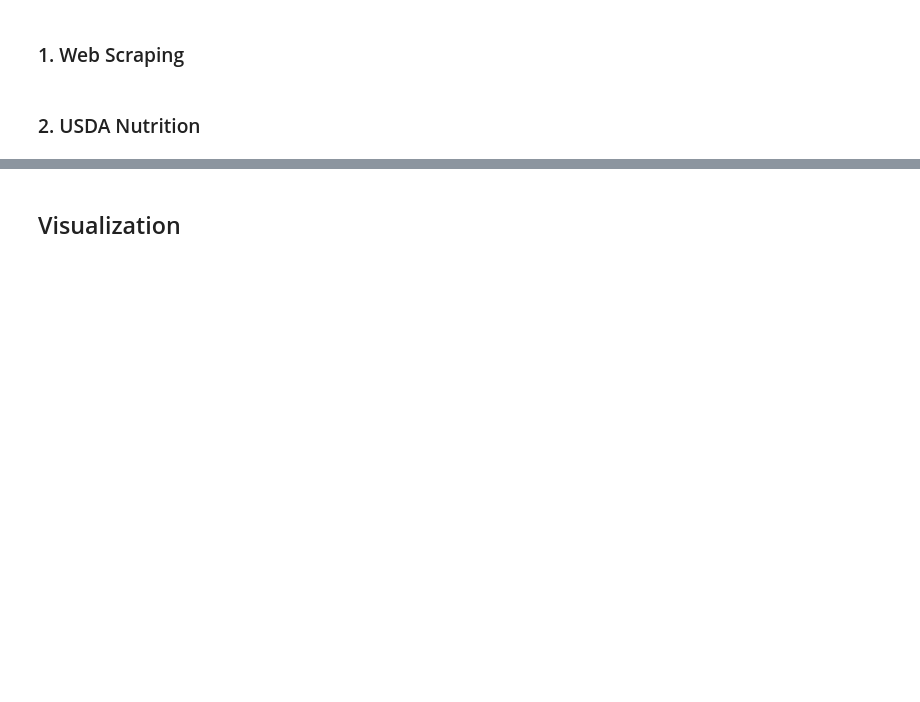
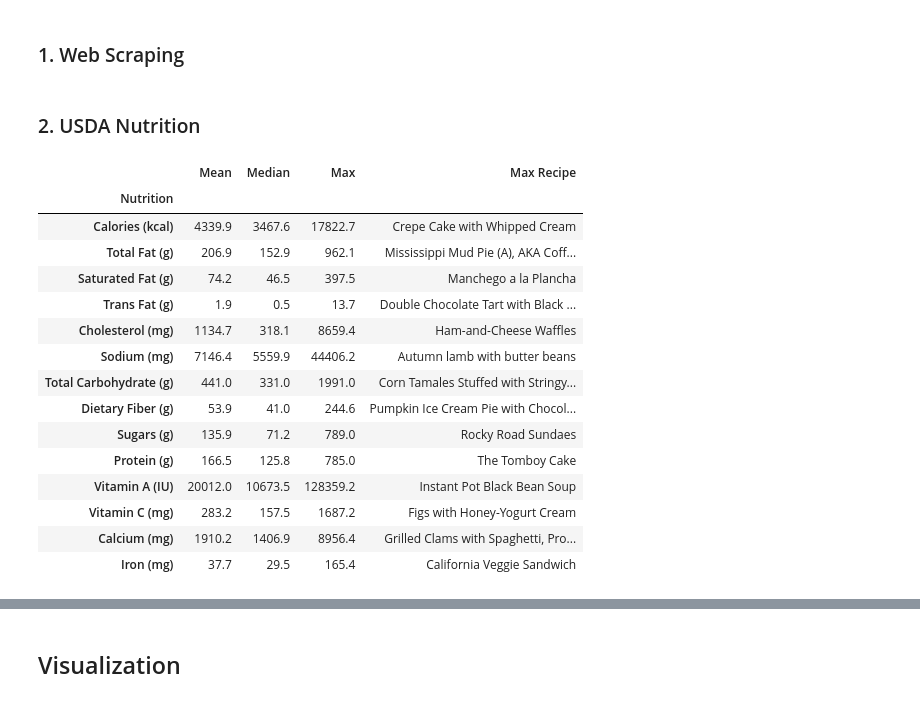
Before and after one commit to nemasobhani/Nutrition-from-Web-Scraped-Recipes, a Jupyter notebook: Project_Final_Report.ipynb, the cells around one changed output, grey strips where cells are left out. Saved outputs shown, nothing was run; the diff lists cells and outputs as text; code cells hidden in the pictures; blank space fills up the shorter version.

```diff
--- a/Project_Final_Report.ipynb
+++ b/Project_Final_Report.ipynb
@@ -77,3 +77,26 @@ Due to the nature of the USDA nutritional data, if a value was not included, it
 ### 1. Web Scraping
 # %% [markdown]
 ### 2. USDA Nutrition
+# %%
+# Analysis tools imported from python script in repository
+from NS_analysis import *
+
+# Analytics by Recipe
+RecipeAnalyze(analysis=True)
+# %% [output]
+|  | Mean | Median | Max | Max Recipe |
+| Nutrition |  |  |  |  |
+| Calories (kcal) | 4339.9 | 3467.6 | 17822.7 | Crepe Cake with Whipped Cream |
+| Total Fat (g) | 206.9 | 152.9 | 962.1 | Mississippi Mud Pie (A), AKA Coff... |
+| Saturated Fat (g) | 74.2 | 46.5 | 397.5 | Manchego a la Plancha |
+| Trans Fat (g) | 1.9 | 0.5 | 13.7 | Double Chocolate Tart with Black ... |
+| Cholesterol (mg) | 1134.7 | 318.1 | 8659.4 | Ham-and-Cheese Waffles |
+| Sodium (mg) | 7146.4 | 5559.9 | 44406.2 | Autumn lamb with butter beans |
+| Total Carbohydrate (g) | 441.0 | 331.0 | 1991.0 | Corn Tamales Stuffed with Stringy... |
+| Dietary Fiber (g) | 53.9 | 41.0 | 244.6 | Pumpkin Ice Cream Pie with Chocol... |
+| Sugars (g) | 135.9 | 71.2 | 789.0 | Rocky Road Sundaes |
+| Protein (g) | 166.5 | 125.8 | 785.0 | The Tomboy Cake |
+| Vitamin A (IU) | 20012.0 | 10673.5 | 128359.2 | Instant Pot Black Bean Soup |
+| Vitamin C (mg) | 283.2 | 157.5 | 1687.2 | Figs with Honey-Yogurt Cream |
+| Calcium (mg) | 1910.2 | 1406.9 | 8956.4 | Grilled Clams with Spaghetti, Pro... |
+| Iron (mg) | 37.7 | 29.5 | 165.4 | California Veggie Sandwich |
```
Also changed, not shown: parts of 6 cells of this notebook, 1 other file.
